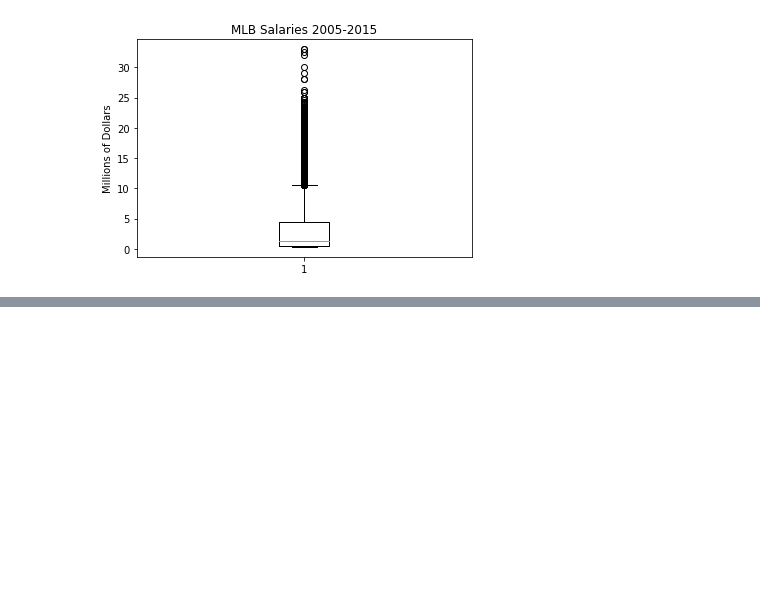
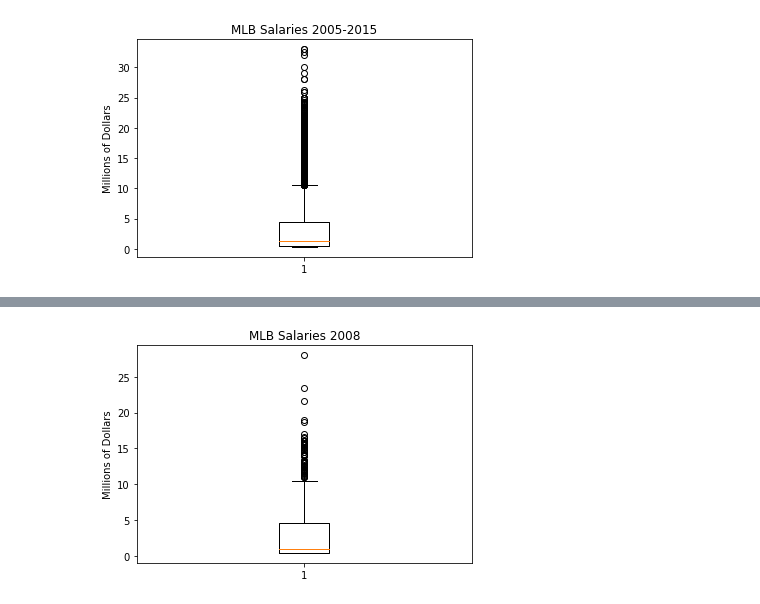
Before and after one commit to eerofeeva/BaseballMadness, a Jupyter notebook: baseball_challege.ipynb, the cells around one changed output, grey strips where cells are left out. Cells and saved outputs as stored; diff of their text form; code cells hidden in the pictures; blank space fills up the shorter version.

```diff
--- a/baseball_challege.ipynb
+++ b/baseball_challege.ipynb
@@ -216,0 +258,13 @@ plt.show()
+# %%
+salaries_2008_df = salaries_yr_df.loc[salaries_yr_df["yearID"]==2008]
+salaries_2008_df
+
+salaries_2008 = salaries_2008_df["Salary in Millions"]
+
+fig1, ax1 = plt.subplots()
+ax1.set_title('MLB Salaries 2008')
+ax1.set_ylabel('Millions of Dollars')
+ax1.boxplot(salaries_2008)
+plt.show()
+# %% [output]
+[figure, added]
```
Also changed, not shown: parts of 11 cells of this notebook, 1 other file.
